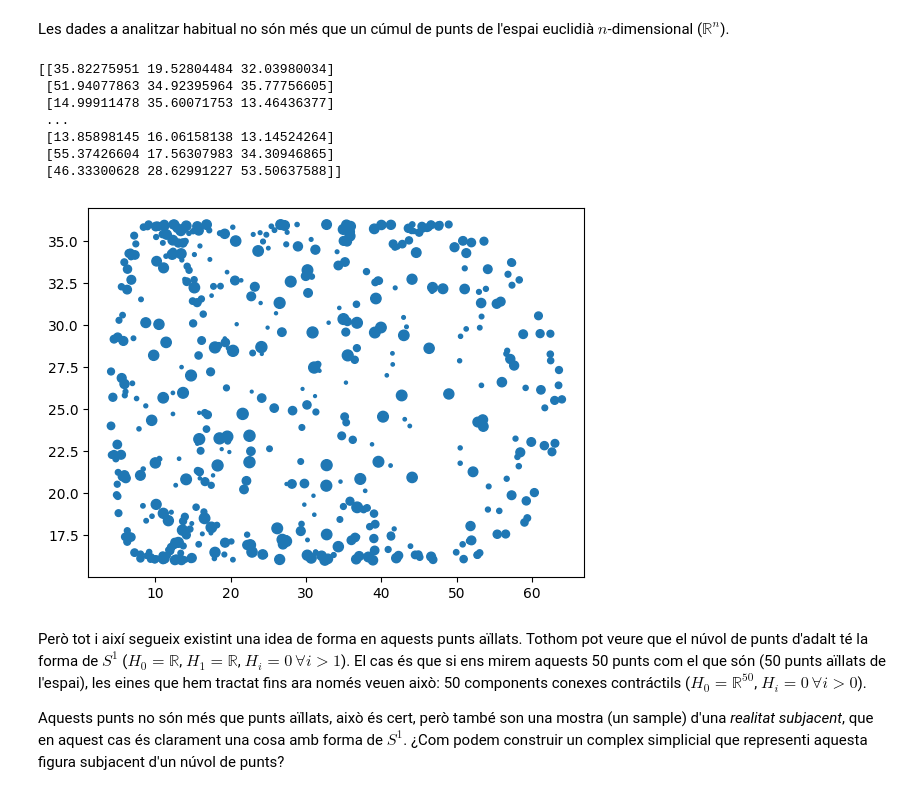
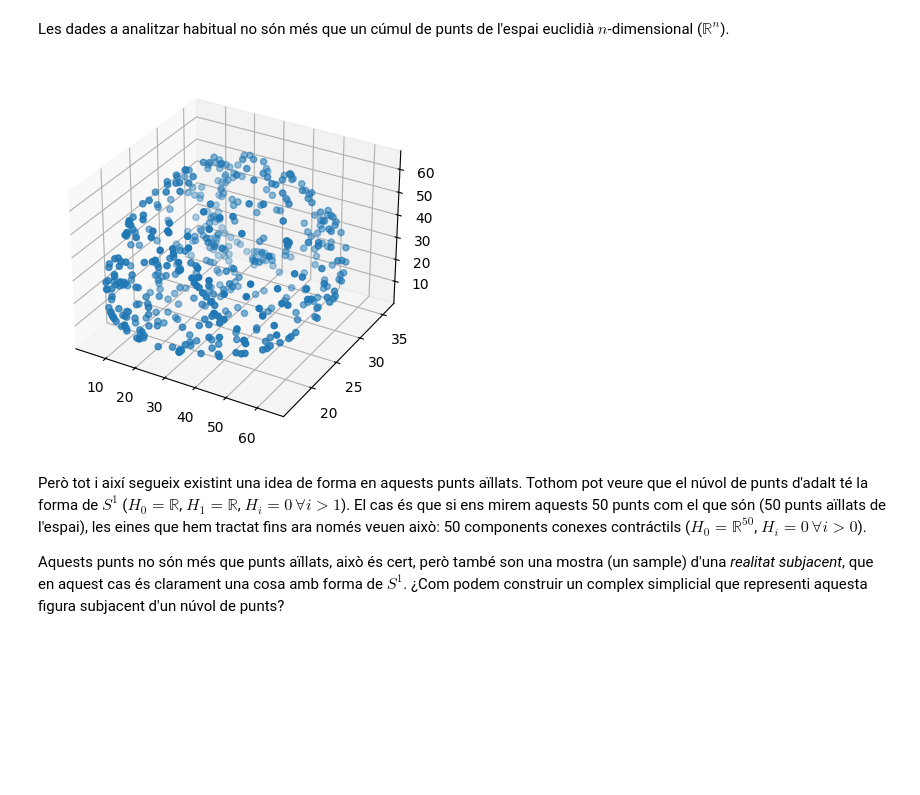
Before and after one commit to Gerard-Lahuerta/Practica_3_Topologia, a Jupyter notebook: Pràctica 8 - Homologia Persistent.ipynb, the cells around one changed output. Drawn from its saved outputs; the diff is of its cells as text; code cells hidden in the pictures; blank space fills up the shorter version.

Commit message:
plot mejorado y error en el import

```diff
--- a/Pràctica 8 - Homologia Persistent.ipynb
+++ b/Pràctica 8 - Homologia Persistent.ipynb
@@ -7,19 +7,14 @@ Les dades a analitzar habitual no són més que un cúmul de punts de l'espai eu
 # %%
 import numpy as np
 import matplotlib.pyplot as plt
 
 data = np.genfromtxt('data/data1.csv', delimiter=' ')
-plt.scatter(*data.T)
+fig = plt.figure()
+ax = fig.add_subplot(projection='3d')
+ax.scatter(*data.T)
 plt.show()
 # %% [output]
-[[35.82275951 19.52804484 32.03980034]
- [51.94077863 34.92395964 35.77756605]
- [14.99911478 35.60071753 13.46436377]
- ...
- [13.85898145 16.06158138 13.14524264]
- [55.37426604 17.56307983 34.30946865]
- [46.33300628 28.62991227 53.50637588]]
-[figure, old version]
+[figure, new version]
 # %% [markdown]
 Però tot i així segueix existint una idea de forma en aquests punts aïllats. Tothom pot veure que el núvol de punts d'adalt té la forma de $S^1$ ($H_0 = \mathbb{R}$, $H_1 = \mathbb{R}$, $H_i = 0\, \forall i > 1$). El cas és que si ens mirem aquests 50 punts com el que són (50 punts aïllats de l'espai), les eines que hem tractat fins ara només veuen això: 50 components conexes contráctils ($H_0 = \mathbb{R}^{50}$, $H_i = 0\, \forall i > 0$).
 
```
Also changed, not shown: parts of 1 cell of this notebook.
